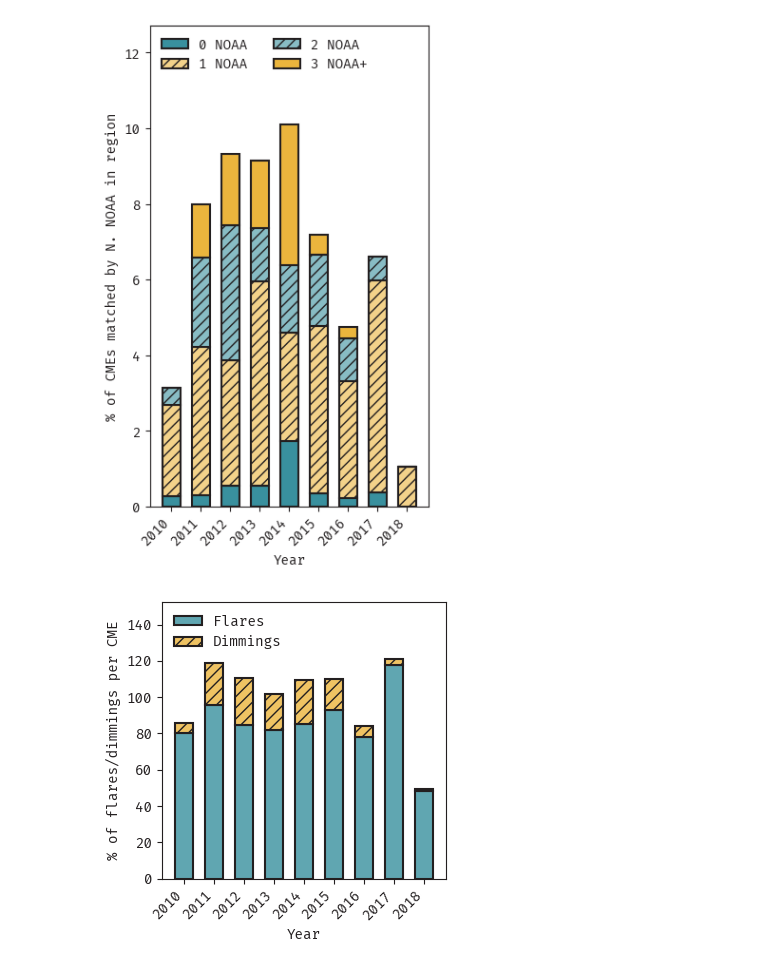
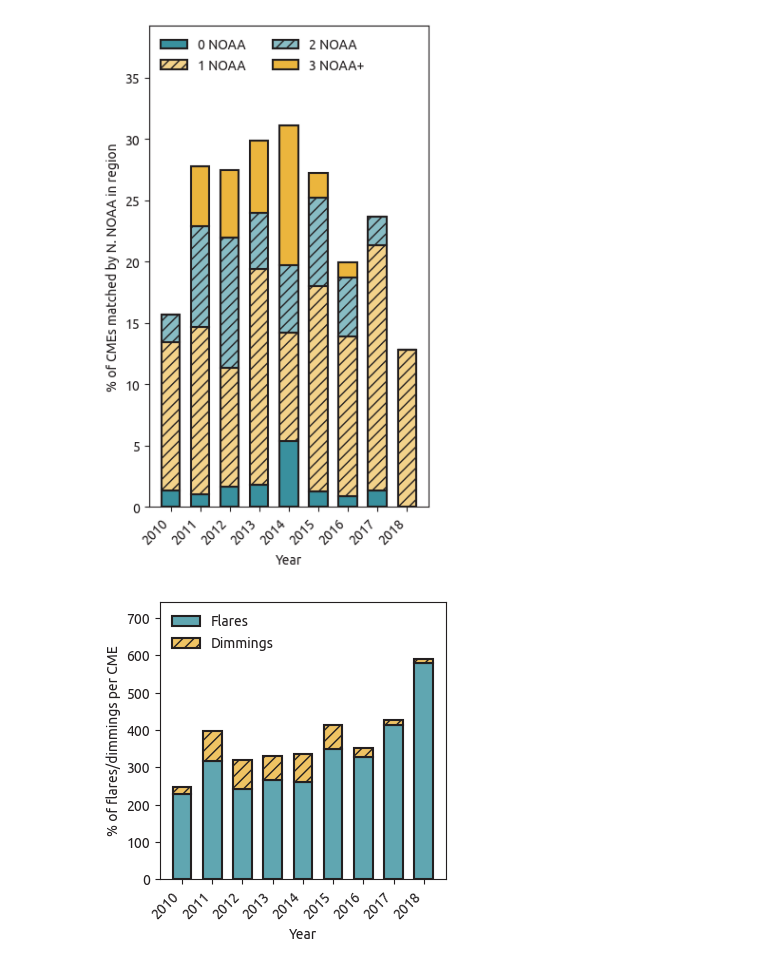
Before and after one commit to JulioHC00/cmesrc, a Jupyter notebook: notebooks/paper_figures.ipynb, the cells around one changed output. Saved outputs shown, nothing was run; the diff lists cells and outputs as text; code cells hidden in the pictures.

Commit message:
Modified figures

```diff
--- a/notebooks/paper_figures.ipynb
+++ b/notebooks/paper_figures.ipynb
@@ -31,7 +31,8 @@ twocolumn = 18.3 * cm_to_inch
 
 # Three row figure
 # Set font to FiraCode NF (can remove if you don't have the font, not essential)
-plt.rcParams["font.family"] = "FiraCode Nerd Font"
+#plt.rcParams["font.family"] = "FiraCode Nerd Font"
+plt.rcParams["font.family"] = "Ubuntu"
 
 # Set font size to 10
 plt.rcParams["font.size"] = 10
@@ -119,7 +127,7 @@ INNER JOIN FINAL_CME_HARP_ASSOCIATIONS FCHE ON CHE.cme_id = FCHE.cme_id
                    )
 SELECT F.flare_class_score,
 CASE WHEN F.flare_id IN flares_with_cmes THEN 1 ELSE 0 END AS has_cme FROM FLARES F
-WHERE F.flare_date BETWEEN ? AND ?
+WHERE F.flare_date BETWEEN ? AND ? AND F.flare_verification != "Non-verified"
                    """, conn, params=(study_start, study_end))
 
 data
@@ -783,11 +790,11 @@ plt.savefig("longitude_distribution.pdf", bbox_inches="tight")
 
 matched_data = pd.read_sql("""
 SELECT C.cme_date FROM FINAL_CME_HARP_ASSOCIATIONS FCHA
-INNER JOIN CMES C ON FCHA.cme_id = C.cme_id
+INNER JOIN VALID_CMES C ON FCHA.cme_id = C.cme_id
 """, conn)
 
 all_data = pd.read_sql("""
-SELECT C.cme_date FROM CMES C
+SELECT C.cme_date FROM VALID_CMES C
 WHERE C.cme_date BETWEEN ? AND ?
 """, conn, params=(study_start, study_end))
 
@@ -911,12 +918,12 @@ WITH n_noaa AS (
 SELECT H.harpnum, COALESCE((SELECT COUNT(*) FROM NOAA_HARPNUM_MAPPING NHM WHERE NHM.harpnum = H.harpnum), 0) AS n_noaa FROM HARPS H
 )
 SELECT C.cme_date, N.n_noaa FROM FINAL_CME_HARP_ASSOCIATIONS FCHA
-INNER JOIN CMES C ON FCHA.cme_id = C.cme_id
+INNER JOIN VALID_CMES C ON FCHA.cme_id = C.cme_id
 INNER JOIN n_noaa N ON N.harpnum = FCHA.harpnum
 """, conn)
 
 all_data = pd.read_sql("""
-SELECT C.cme_date FROM CMES C
+SELECT C.cme_date FROM VALID_CMES C
 """, conn)
 
 all_data["cme_date"] = pd.to_datetime(all_data["cme_date"])
@@ -990,13 +997,13 @@ ax.set_ylim(0, ylim[1] * 1.2)
 
 plt.tight_layout()
 # %% [output]
-[figure, old version]
+[figure, new version]
 # %%
 # Ok, what about dividing the number of flares and dimmings per year by the number of CMEs
 
 flares_data = pd.read_sql("""
 SELECT F.flare_date FROM FLARES F
-WHERE F.flare_date BETWEEN ? AND ?
+WHERE F.flare_date BETWEEN ? AND ? AND F.flare_verification != "Non-verified"
 """, conn, params=(study_start, study_end))
 
 dimmings_data = pd.read_sql("""
@@ -1005,7 +1012,7 @@ WHERE D.dimming_peak_date BETWEEN ? AND ?
 """, conn, params=(study_start, study_end))
 
 cmes_data = pd.read_sql("""
-SELECT C.cme_date FROM CMES C
+SELECT C.cme_date FROM VALID_CMES C
 WHERE C.cme_date BETWEEN ? AND ?
 """, conn, params=(study_start, study_end))
 
@@ -1053,34 +1060,34 @@ for i, single_year_data in enumerate(years_data):
     bottom = 0
     for n_noaa, counts in enumerate(single_year_data):
         ax.bar(center_pos[i], counts, edgecolor=colors["black"], linewidth=1.5, width=widths, align="center", zorder=5, bottom=bottom, **styles[n_noaa])
         bottom += counts
 
 ax.set_xticks(center_pos)
 
 # Rotate the x ticks
 ax.set_xticklabels(center_pos, rotation=45, ha="right")
 
 ax.set_xlabel("Year")
 
 ax.set_ylabel("% of flares/dimmings per CME")
 
 # Now let's add a legend
 
 labels = ["Flares", "Dimmings"]
 
 legend_handles = [
     Patch(edgecolor=colors["black"], linewidth=1.5, **styles[i], label=labels[i]) for i in range(2)
 ]
 
 ax.legend(handles=legend_handles, loc="upper left", frameon=False, ncols=1)
 
 ylim = ax.get_ylim()
 
 ax.set_ylim(0, ylim[1] * 1.2)
 
 plt.tight_layout()
 # %% [output]
-[figure, old version]
+[figure, new version]
 # %%
 flares_data = pd.read_sql("""
 SELECT F.flare_lon FROM FLARES F
```
Also changed, not shown: parts of 20 cells of this notebook, 11 other files.
